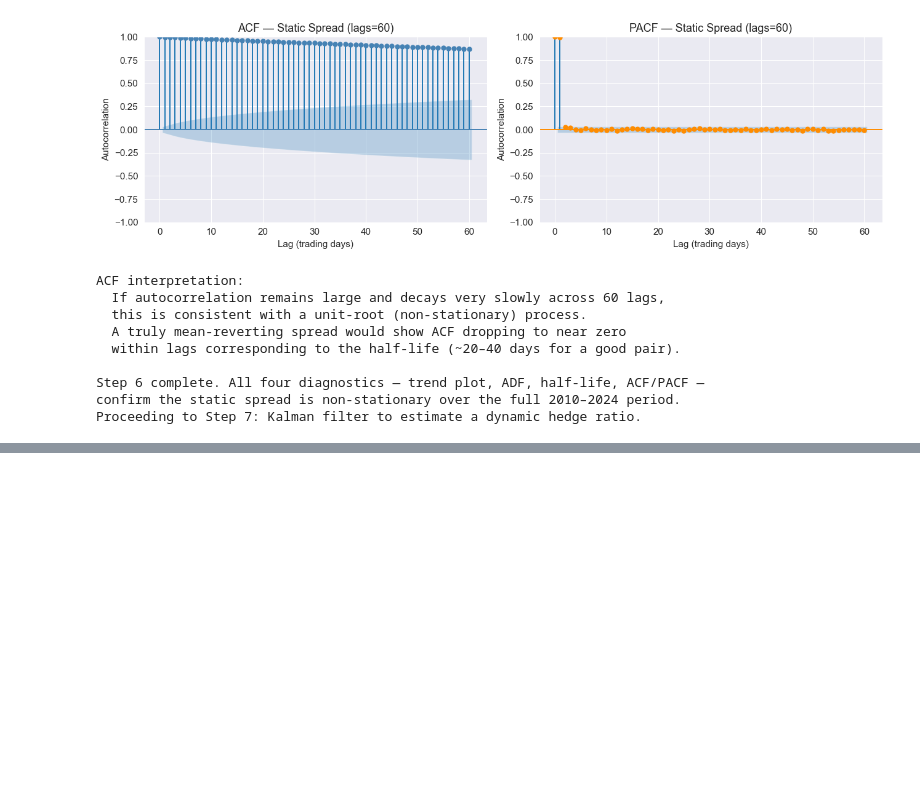
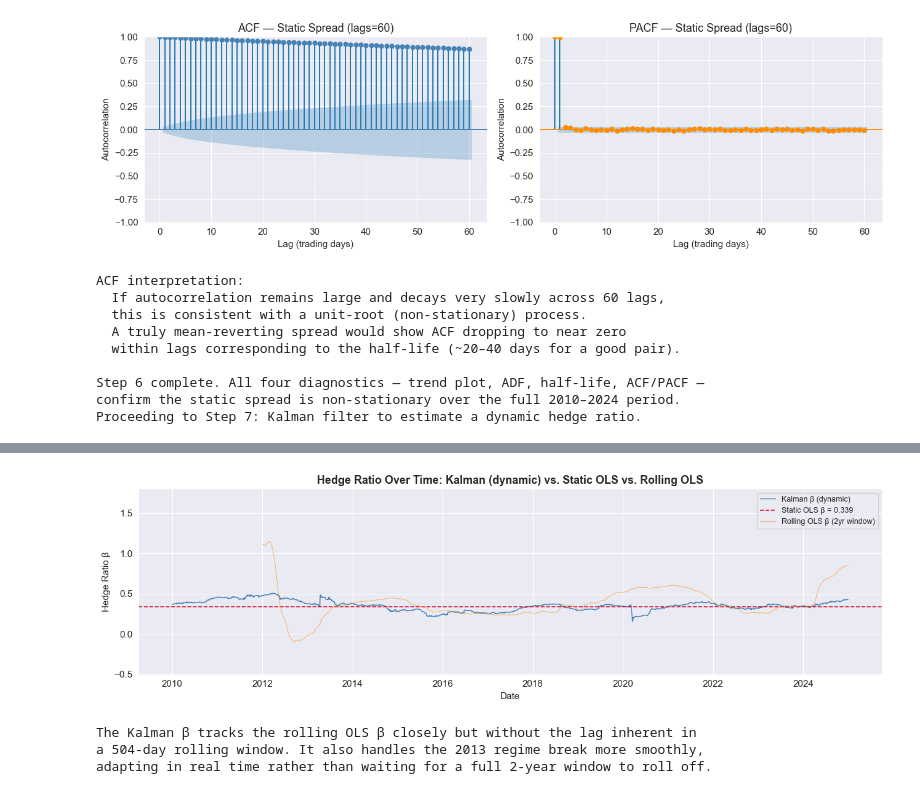
Before and after one commit to abhikapu6/quantProject, a Jupyter notebook: notebook.ipynb, the cells around one changed output, grey strips where cells are left out. Saved outputs shown, nothing was run; the diff lists cells and outputs as text; code cells hidden in the pictures; blank space fills up the shorter version.

Commit message:
completed step 7, where we applied the kalman filter to the data and got the hedge ratio.

```diff
--- a/notebook.ipynb
+++ b/notebook.ipynb
@@ -1079,0 +1268,31 @@ Proceeding to Step 7: Kalman filter to estimate a dynamic hedge ratio.
+# %%
+# --- Plot 1: Dynamic vs Static Hedge Ratio over time ---
+# This is the key visualization: shows the structural drift that the static model ignores.
+
+fig, ax = plt.subplots(figsize=(13, 4))
+ax.plot(hedge_ratio_dynamic.index, hedge_ratio_dynamic,
+        color='steelblue', linewidth=1.0, label='Kalman β (dynamic)')
+ax.axhline(STATIC_BETA, color='crimson', linestyle='--', linewidth=1.2,
+           label=f'Static OLS β = {STATIC_BETA:.3f}')
+
+# Overlay rolling OLS beta for comparison (from Step 5b)
+ax.plot(roll_beta.index, roll_beta,
+        color='darkorange', linewidth=0.7, alpha=0.6, label='Rolling OLS β (2yr window)')
+
+ax.set_title('Hedge Ratio Over Time: Kalman (dynamic) vs. Static OLS vs. Rolling OLS', fontweight='bold')
+ax.set_xlabel('Date')
+ax.set_ylabel('Hedge Ratio β')
+ax.legend(fontsize=9)
+ax.set_ylim(-0.5, 1.8)
+plt.tight_layout()
+plt.savefig('data/plot_kalman_hedge_ratio.png', dpi=150)
+plt.show()
+
+print("The Kalman β tracks the rolling OLS β closely but without the lag inherent in")
+print("a 504-day rolling window. It also handles the 2013 regime break more smoothly,")
+print("adapting in real time rather than waiting for a full 2-year window to roll off.")
+# %% [output]
+[figure, added]
+The Kalman β tracks the rolling OLS β closely but without the lag inherent in
+a 504-day rolling window. It also handles the 2013 regime break more smoothly,
+adapting in real time rather than waiting for a full 2-year window to roll off.
```
Also changed, not shown: parts of 10 cells of this notebook, 13 other files.
